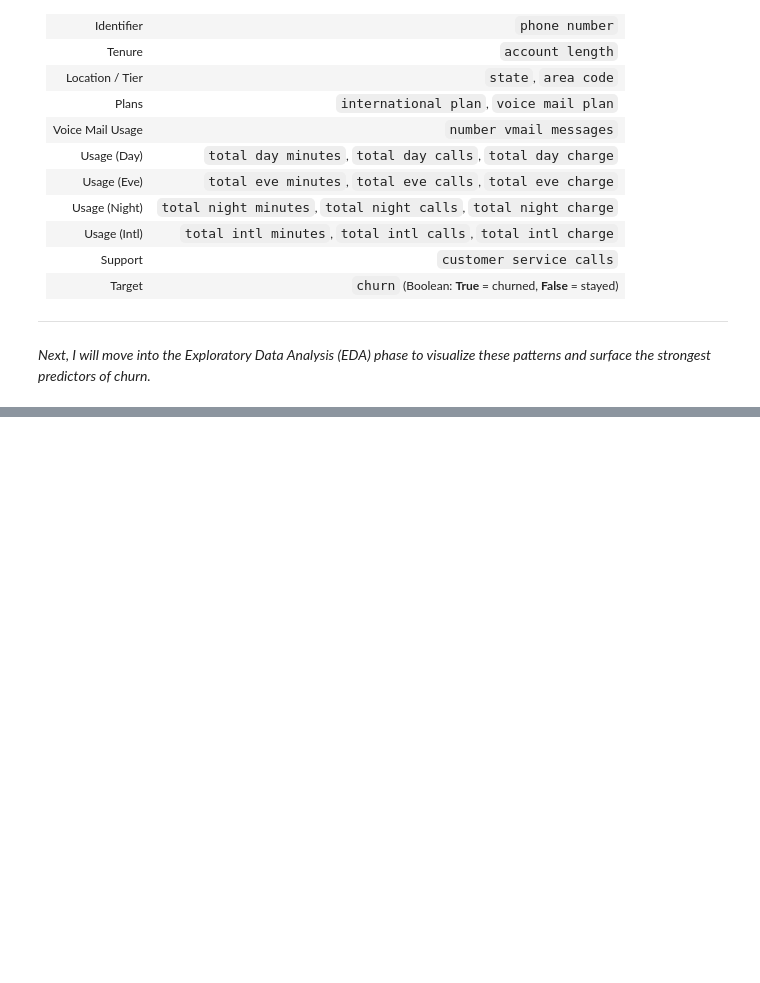
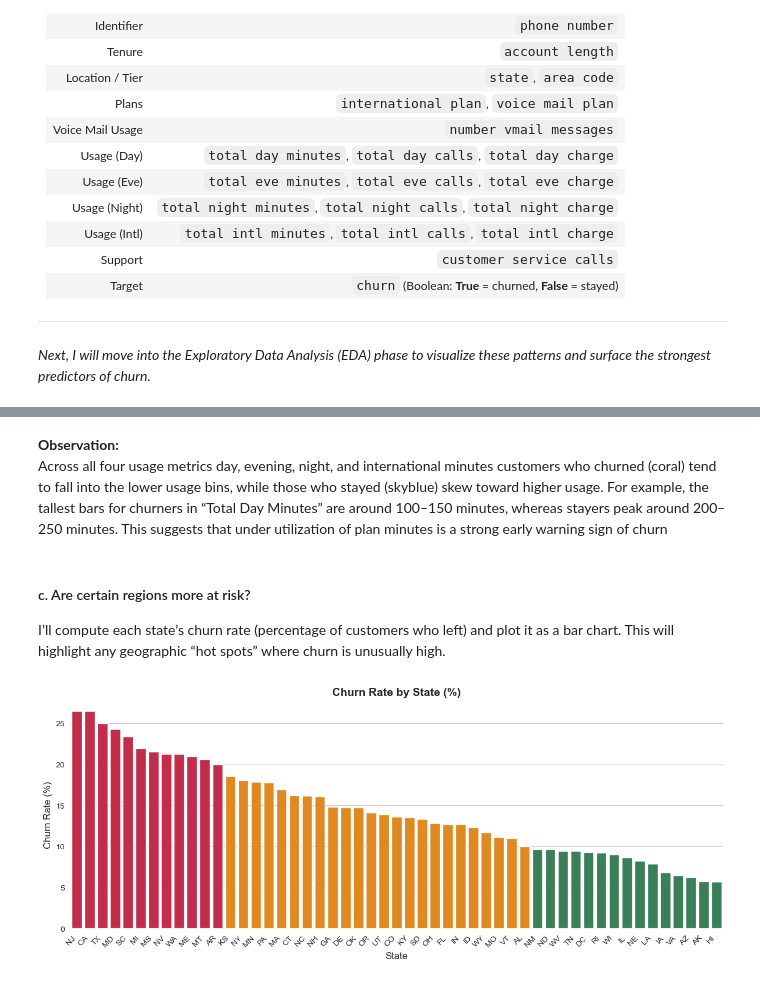
Before and after one commit to rosemiriti/Syria_Telco_Churn_Prediction_Project, a Jupyter notebook: syria_telco_churn.ipynb, the cells around one changed output, grey strips where cells are left out. Drawn from its saved outputs; the diff is of its cells as text; code cells hidden in the pictures; blank space fills up the shorter version.

```diff
--- a/syria_telco_churn.ipynb
+++ b/syria_telco_churn.ipynb
@@ -213,0 +332,40 @@ Because there are no missing or duplicate entries and all data types align with
+# %% [markdown]
+**Observation:**
+Across all four usage metrics day, evening, night, and international minutes customers who churned (coral) tend to fall into the lower usage bins, while those who stayed (skyblue) skew toward higher usage. For example, the tallest bars for churners in “Total Day Minutes” are around 100–150 minutes, whereas stayers peak around 200–250 minutes. This suggests that under utilization of plan minutes is a strong early warning sign of churn
+# %% [markdown]
+#### c. Are certain regions more at risk?
+
+I’ll compute each state’s churn rate (percentage of customers who left) and plot it as a bar chart. This will highlight any geographic “hot spots” where churn is unusually high.
+# %%
+# Plot Churn Rate by State
+state_churn = df_churn.groupby('state')['churn'].mean().mul(100).sort_values(ascending=False)
+
+# Define risk buckets and map to colors
+def risk_color(pct):
+    if pct >= 20:
+        return "crimson"    # high risk
+    elif pct >= 10:
+        return "darkorange" # medium risk
+    else:
+        return "seagreen"   # low risk
+
+colors = state_churn.map(risk_color)
+
+# Plotting &exporting the grapgh
+plt.figure(figsize=(12, 5))
+sns.barplot(
+    x=state_churn.index,
+    y=state_churn.values,
+    palette= colors.tolist(),
+)
+
+plt.title("Churn Rate by State (%)", fontsize=14, weight="bold")
+plt.ylabel("Churn Rate (%)", fontsize=12)
+plt.xlabel("State", fontsize=12)
+plt.xticks(rotation=45, ha="right")
+sns.despine(left=True, bottom=True)
+plt.tight_layout()
+plt.savefig("Images/churn_rate_by_state.png", dpi=300)
+plt.show()
+# %% [output]
+[figure, added]
```
Also changed, not shown: parts of 24 cells of this notebook.
